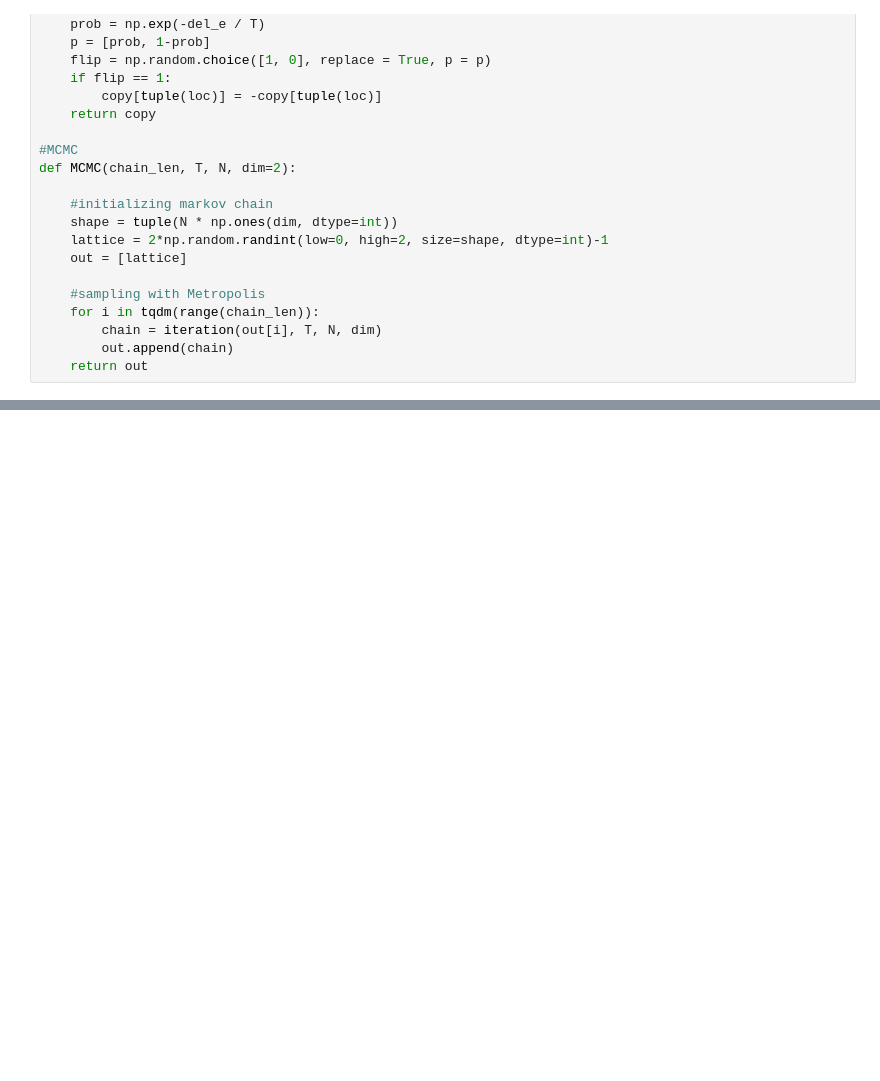
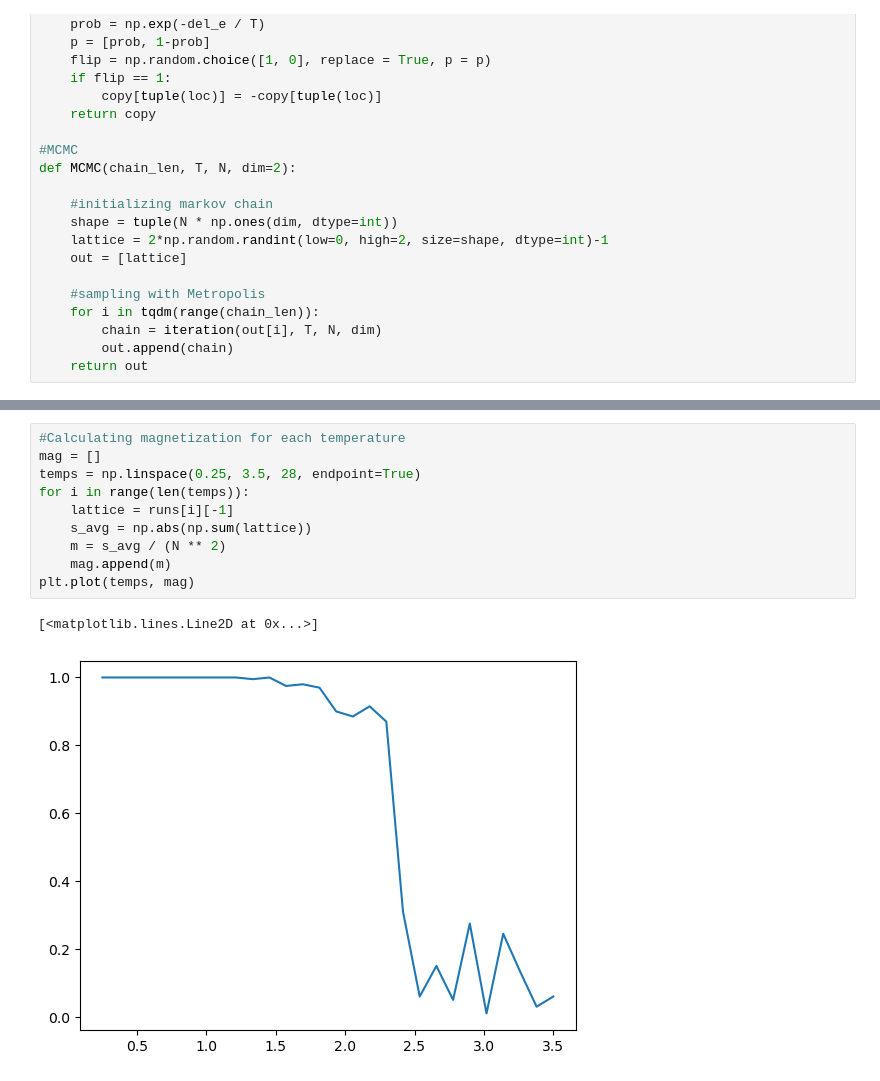
Before and after one commit to jmanlarkin/Phys362_Repo, a Jupyter notebook: Pset_08.ipynb, the cells around one changed output, grey strips where cells are left out. Drawn from its saved outputs; the diff is of its cells as text; blank space fills up the shorter version.

```diff
--- a/Pset_08.ipynb
+++ b/Pset_08.ipynb
@@ -76,0 +78,13 @@ ax[1].pcolormesh(x, x, run_1[-1], cmap=cmap)
+# %%
+#Calculating magnetization for each temperature
+mag = []
+temps = np.linspace(0.25, 3.5, 28, endpoint=True)
+for i in range(len(temps)):
+    lattice = runs[i][-1]
+    s_avg = np.abs(np.sum(lattice))
+    m = s_avg / (N ** 2)
+    mag.append(m)
+plt.plot(temps, mag)
+# %% [output]
+[<matplotlib.lines.Line2D at 0x...>]
+[figure, added]
```
Also changed, not shown: parts of 4 cells of this notebook.
